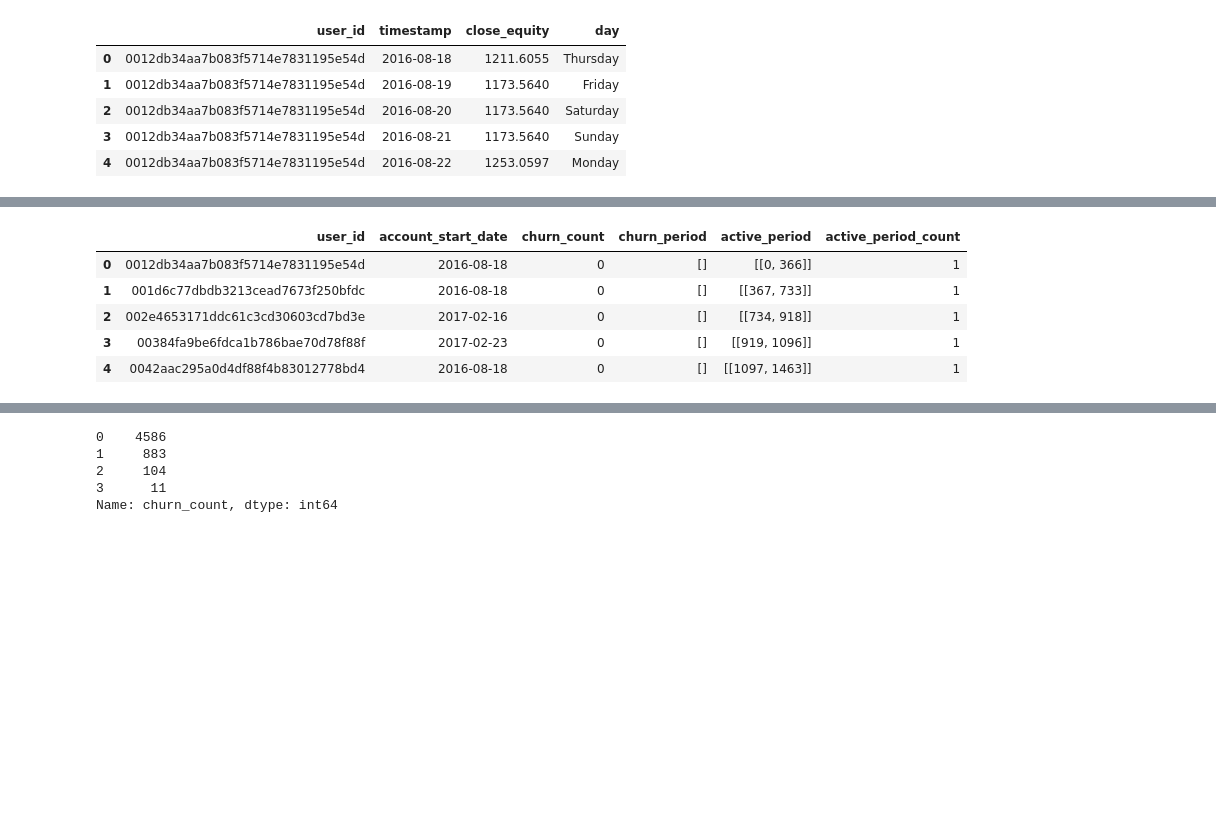
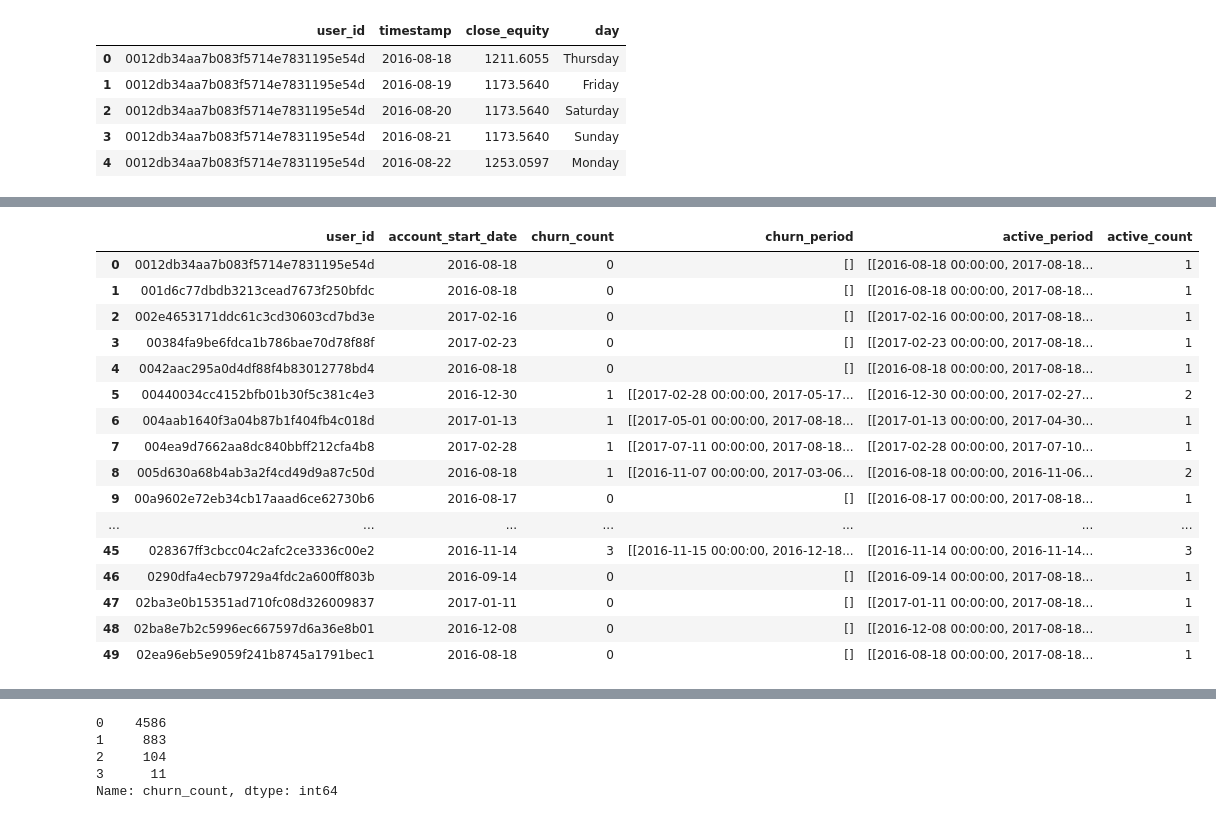
Before and after one commit to chitrasankaran/churn_prediction, a Jupyter notebook: Robinhood_churn_prediction_24_May_submission.ipynb, the cells around one changed output, grey strips where cells are left out. Saved outputs shown, nothing was run; the diff lists cells and outputs as text; code cells hidden in the pictures; blank space fills up the shorter version.

```diff
--- a/Robinhood_churn_prediction_24_May_submission.ipynb
+++ b/Robinhood_churn_prediction_24_May_submission.ipynb
@@ -771,6 +787,7 @@ merged_df.head()
 # %%
 user_churn_count = {}
 user_churn_window = {}
+user_active_count = {}
 user_active_window = {}
 user_avg_equity_val = {}
 # %%
@@ -903,15 +908,24 @@ Active window
 user_account_df['churn_count'] = user_account_df['user_id'].map(user_churn_count)
 user_account_df['churn_period'] = user_account_df['user_id'].map(user_churn_window)
 user_account_df['active_period'] = user_account_df['user_id'].map(user_active_window)
+user_account_df['active_count'] = user_account_df['user_id'].map(user_active_count)
-# %%
-user_account_df['active_period_count'] = user_account_df['active_period'].apply(\
-                                                             lambda x: len(x))
 # %%
-user_account_df.head()
+user_account_df.head(50)
 # %% [output]
-|  | user_id | account_start_date | churn_count | churn_period | active_period | active_period_count |
-| 0 | 0012db34aa7b083f5714e7831195e54d | 2016-08-18 | 0 | [] | [[0, 366]] | 1 |
-| 1 | 001d6c77dbdb3213cead7673f250bfdc | 2016-08-18 | 0 | [] | [[367, 733]] | 1 |
-| 2 | 002e4653171ddc61c3cd30603cd7bd3e | 2017-02-16 | 0 | [] | [[734, 918]] | 1 |
-| 3 | 00384fa9be6fdca1b786bae70d78f88f | 2017-02-23 | 0 | [] | [[919, 1096]] | 1 |
-| 4 | 0042aac295a0d4df88f4b83012778bd4 | 2016-08-18 | 0 | [] | [[1097, 1463]] | 1 |
+|  | user_id | account_start_date | churn_count | churn_period | active_period | active_count |
+| 0 | 0012db34aa7b083f5714e7831195e54d | 2016-08-18 | 0 | [] | [[2016-08-18 00:00:00, 2017-08-18... | 1 |
+| 1 | 001d6c77dbdb3213cead7673f250bfdc | 2016-08-18 | 0 | [] | [[2016-08-18 00:00:00, 2017-08-18... | 1 |
+| 2 | 002e4653171ddc61c3cd30603cd7bd3e | 2017-02-16 | 0 | [] | [[2017-02-16 00:00:00, 2017-08-18... | 1 |
+| 3 | 00384fa9be6fdca1b786bae70d78f88f | 2017-02-23 | 0 | [] | [[2017-02-23 00:00:00, 2017-08-18... | 1 |
+| 4 | 0042aac295a0d4df88f4b83012778bd4 | 2016-08-18 | 0 | [] | [[2016-08-18 00:00:00, 2017-08-18... | 1 |
+| 5 | 00440034cc4152bfb01b30f5c381c4e3 | 2016-12-30 | 1 | [[2017-02-28 00:00:00, 2017-05-17... | [[2016-12-30 00:00:00, 2017-02-27... | 2 |
+| 6 | 004aab1640f3a04b87b1f404fb4c018d | 2017-01-13 | 1 | [[2017-05-01 00:00:00, 2017-08-18... | [[2017-01-13 00:00:00, 2017-04-30... | 1 |
+| 7 | 004ea9d7662aa8dc840bbff212cfa4b8 | 2017-02-28 | 1 | [[2017-07-11 00:00:00, 2017-08-18... | [[2017-02-28 00:00:00, 2017-07-10... | 1 |
+| 8 | 005d630a68b4ab3a2f4cd49d9a87c50d | 2016-08-18 | 1 | [[2016-11-07 00:00:00, 2017-03-06... | [[2016-08-18 00:00:00, 2016-11-06... | 2 |
+| 9 | 00a9602e72eb34cb17aaad6ce62730b6 | 2016-08-17 | 0 | [] | [[2016-08-17 00:00:00, 2017-08-18... | 1 |
+| ... | ... | ... | ... | ... | ... | ... |
+| 45 | 028367ff3cbcc04c2afc2ce3336c00e2 | 2016-11-14 | 3 | [[2016-11-15 00:00:00, 2016-12-18... | [[2016-11-14 00:00:00, 2016-11-14... | 3 |
+| 46 | 0290dfa4ecb79729a4fdc2a600ff803b | 2016-09-14 | 0 | [] | [[2016-09-14 00:00:00, 2017-08-18... | 1 |
+| 47 | 02ba3e0b15351ad710fc08d326009837 | 2017-01-11 | 0 | [] | [[2017-01-11 00:00:00, 2017-08-18... | 1 |
+| 48 | 02ba8e7b2c5996ec667597d6a36e8b01 | 2016-12-08 | 0 | [] | [[2016-12-08 00:00:00, 2017-08-18... | 1 |
+| 49 | 02ea96eb5e9059f241b8745a1791bec1 | 2016-08-18 | 0 | [] | [[2016-08-18 00:00:00, 2017-08-18... | 1 |
```
Also changed, not shown: parts of 214 cells of this notebook.
